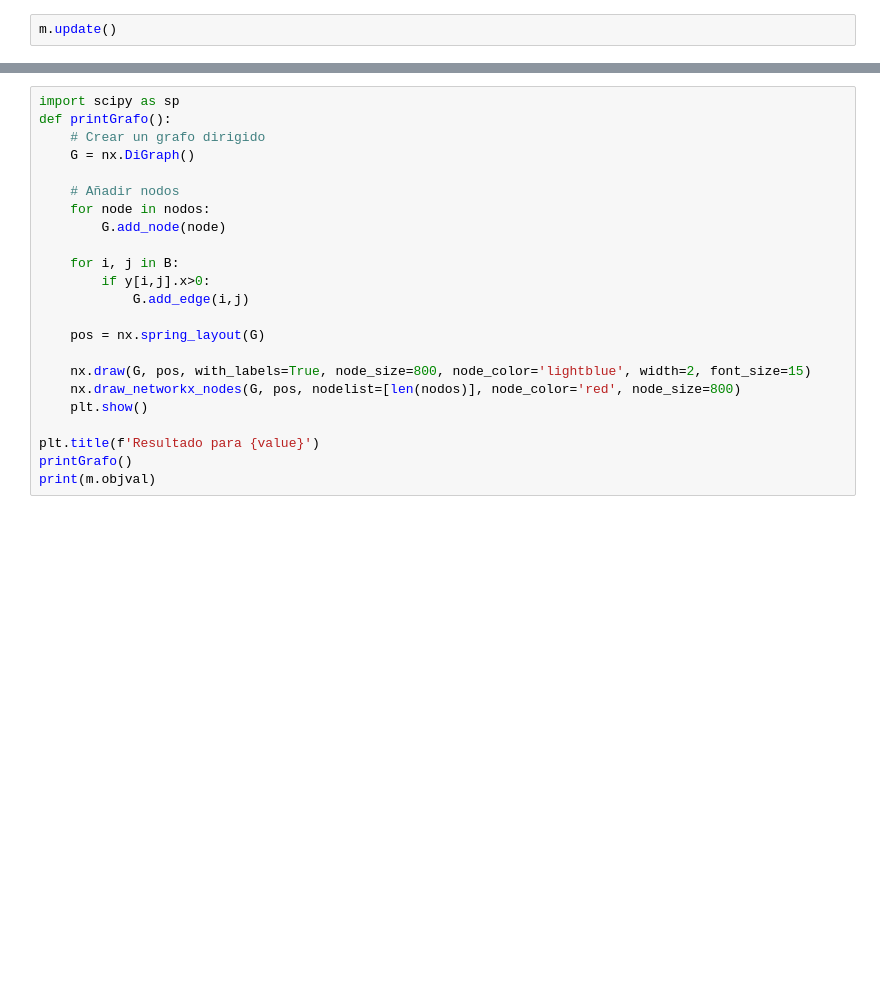
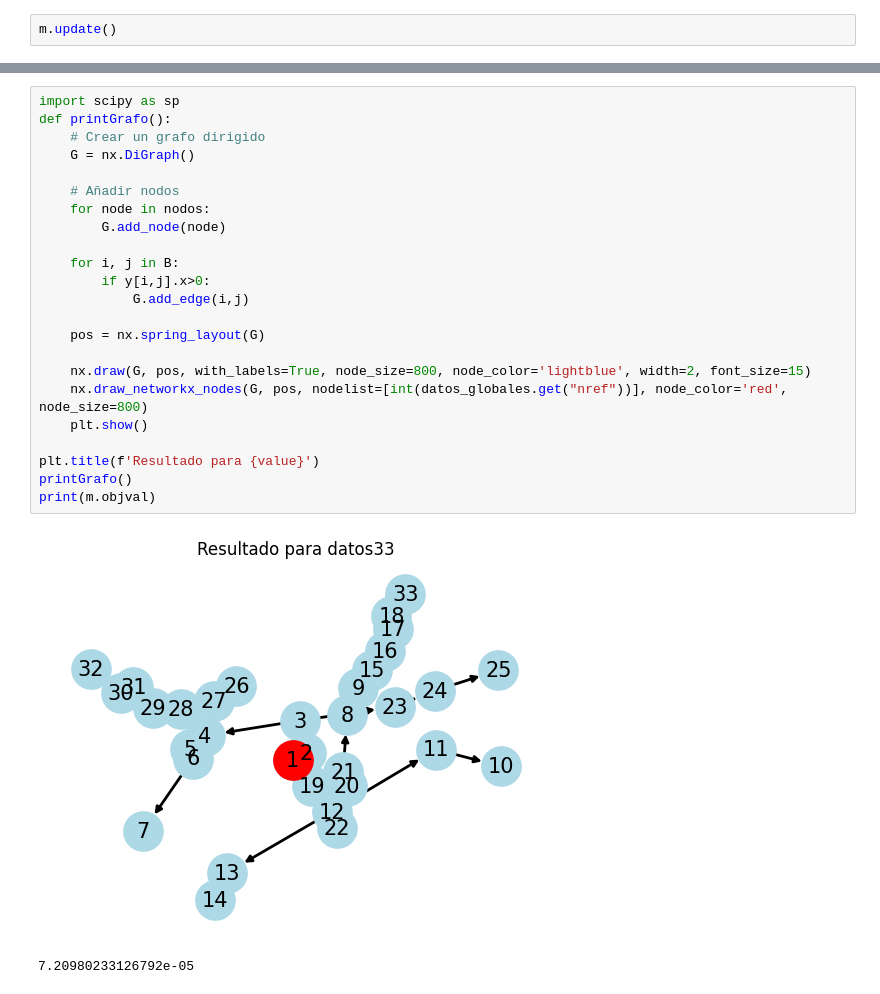
Before and after one commit to DaniRicaurte/ProyectoFlujoEnRedes, a Jupyter notebook: Entregable4_j.mejia17-d.ricaurte .ipynb, the cells around one changed output, grey strips where cells are left out. Cells and saved outputs as stored; diff of their text form; blank space fills up the shorter version.

```diff
--- a/Entregable4_j.mejia17-d.ricaurte .ipynb
+++ b/Entregable4_j.mejia17-d.ricaurte .ipynb
@@ -581,23 +637,26 @@ else:
 # %%
 import scipy as sp
 def printGrafo():
     # Crear un grafo dirigido
     G = nx.DiGraph()
 
     # Añadir nodos
     for node in nodos:
         G.add_node(node)
 
     for i, j in B:
         if y[i,j].x>0:
             G.add_edge(i,j)
 
     pos = nx.spring_layout(G)
 
     nx.draw(G, pos, with_labels=True, node_size=800, node_color='lightblue', width=2, font_size=15)
-    nx.draw_networkx_nodes(G, pos, nodelist=[len(nodos)], node_color='red', node_size=800)
+    nx.draw_networkx_nodes(G, pos, nodelist=[int(datos_globales.get("nref"))], node_color='red', node_size=800)
     plt.show()
 
 plt.title(f'Resultado para {value}')
 printGrafo()
 print(m.objval)
+# %% [output]
+[figure, added]
+7.20980233126792e-05
```
Also changed, not shown: parts of 12 cells of this notebook.
